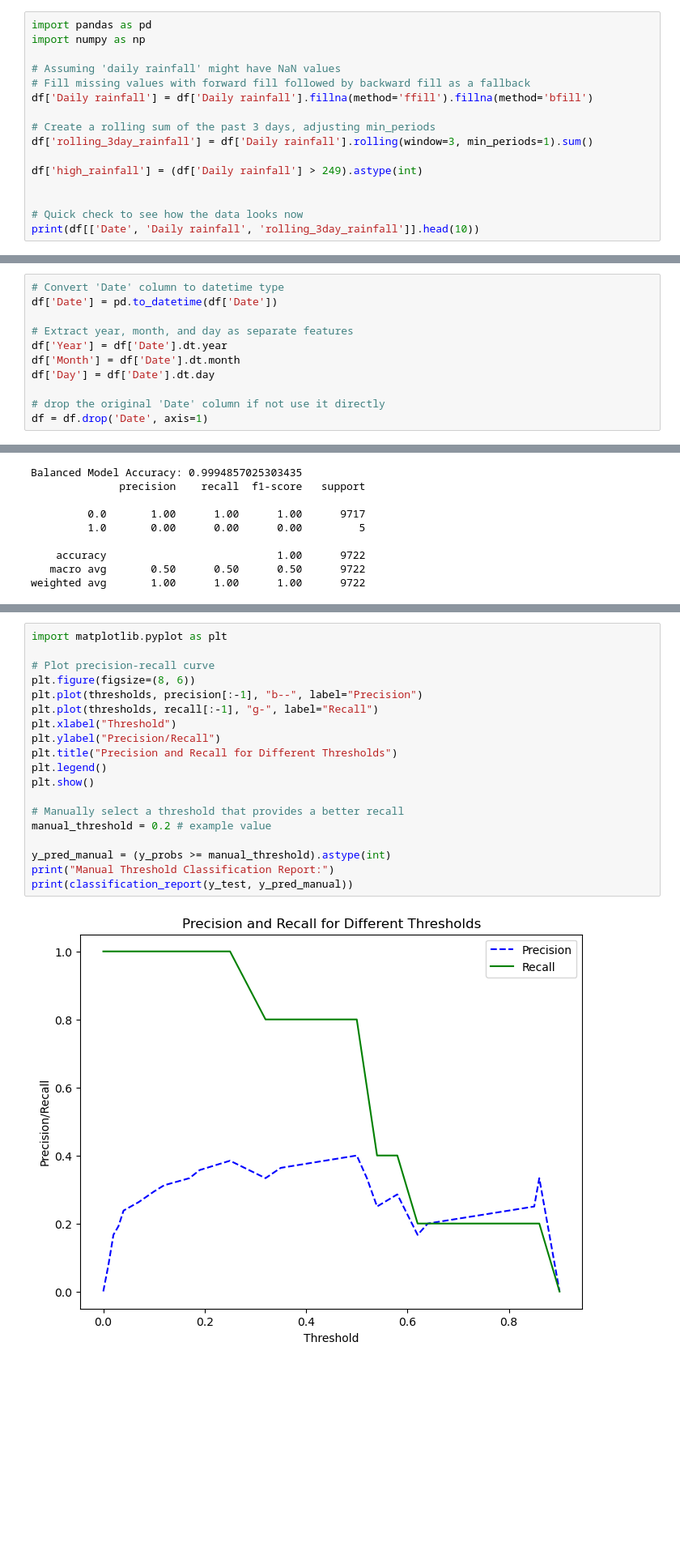
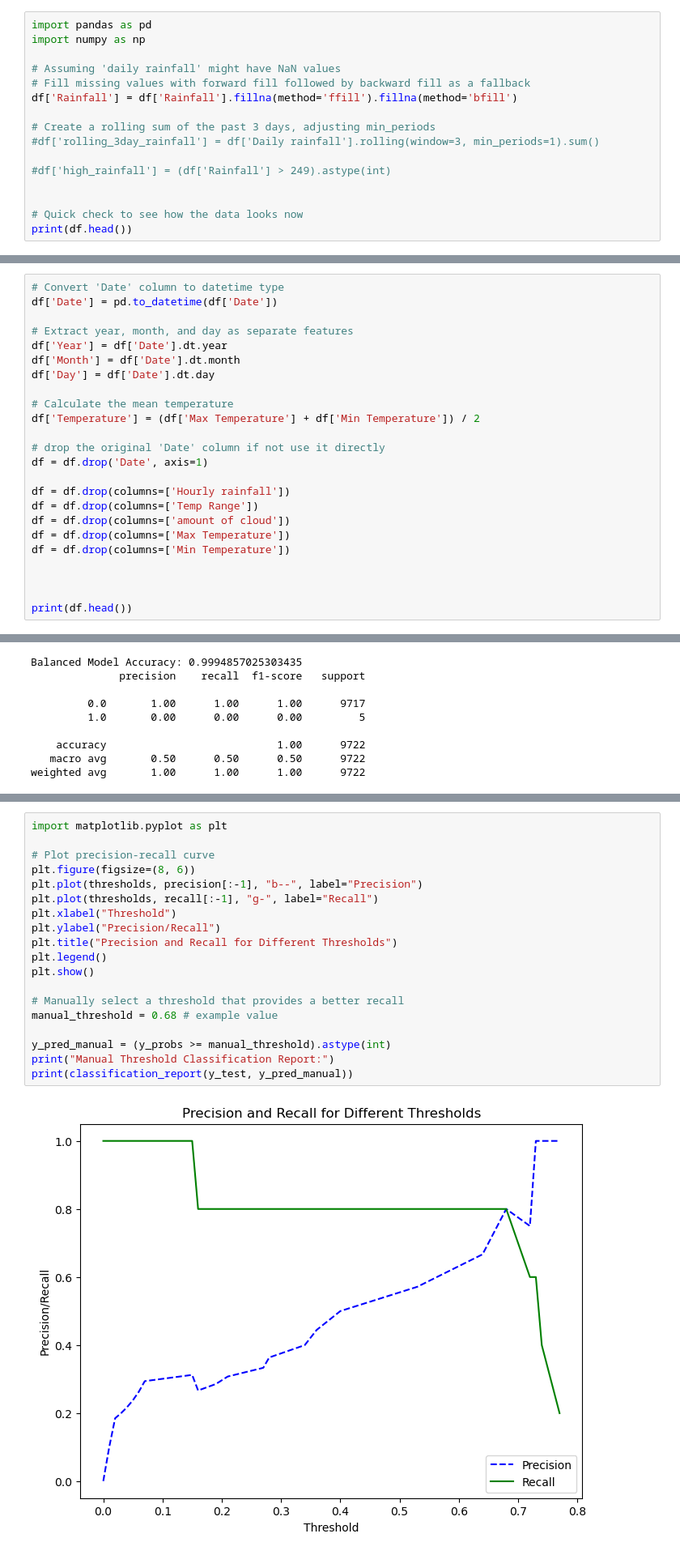
Before and after one commit to oeykevinwijaya/TIP-FloodRisk, a Jupyter notebook: FloodPreModel1.ipynb, the cells around one changed output, grey strips where cells are left out. Shown: that part at 81% size. Drawn from its saved outputs; the diff is of its cells as text; blank space fills up the shorter version.

```diff
--- a/FloodPreModel1.ipynb
+++ b/FloodPreModel1.ipynb
@@ -45,14 +45,14 @@ import numpy as np
 
 # Assuming 'daily rainfall' might have NaN values
 # Fill missing values with forward fill followed by backward fill as a fallback
-df['Daily rainfall'] = df['Daily rainfall'].fillna(method='ffill').fillna(method='bfill')
+df['Rainfall'] = df['Rainfall'].fillna(method='ffill').fillna(method='bfill')
 
 # Create a rolling sum of the past 3 days, adjusting min_periods
-df['rolling_3day_rainfall'] = df['Daily rainfall'].rolling(window=3, min_periods=1).sum()
+#df['rolling_3day_rainfall'] = df['Daily rainfall'].rolling(window=3, min_periods=1).sum()
 
-df['high_rainfall'] = (df['Daily rainfall'] > 249).astype(int)
+#df['high_rainfall'] = (df['Rainfall'] > 249).astype(int)
 
 
 # Quick check to see how the data looks now
-print(df[['Date', 'Daily rainfall', 'rolling_3day_rainfall']].head(10))
+print(df.head())
 # %% [output]
@@ -76,5 +78,18 @@ df['Year'] = df['Date'].dt.year
 df['Month'] = df['Date'].dt.month
 df['Day'] = df['Date'].dt.day
 
+# Calculate the mean temperature
+df['Temperature'] = (df['Max Temperature'] + df['Min Temperature']) / 2
+
 # drop the original 'Date' column if not use it directly
 df = df.drop('Date', axis=1)
+
+df = df.drop(columns=['Hourly rainfall'])
+df = df.drop(columns=['Temp Range'])
+df = df.drop(columns=['amount of cloud'])
+df = df.drop(columns=['Max Temperature'])
+df = df.drop(columns=['Min Temperature'])
+
+
+
+print(df.head())
@@ -193,24 +215,24 @@ weighted avg       1.00      1.00      1.00      9722
 # %%
 import matplotlib.pyplot as plt
 
 # Plot precision-recall curve
 plt.figure(figsize=(8, 6))
 plt.plot(thresholds, precision[:-1], "b--", label="Precision")
 plt.plot(thresholds, recall[:-1], "g-", label="Recall")
 plt.xlabel("Threshold")
 plt.ylabel("Precision/Recall")
 plt.title("Precision and Recall for Different Thresholds")
 plt.legend()
 plt.show()
 
 # Manually select a threshold that provides a better recall
-manual_threshold = 0.2 # example value
+manual_threshold = 0.68 # example value
 
 y_pred_manual = (y_probs >= manual_threshold).astype(int)
 print("Manual Threshold Classification Report:")
 print(classification_report(y_test, y_pred_manual))
 # %% [output]
-[figure, old version]
+[figure, new version]
 Manual Threshold Classification Report:
               precision    recall  f1-score   support
 
```
Also changed, not shown: parts of 8 cells of this notebook, 5 other files.
